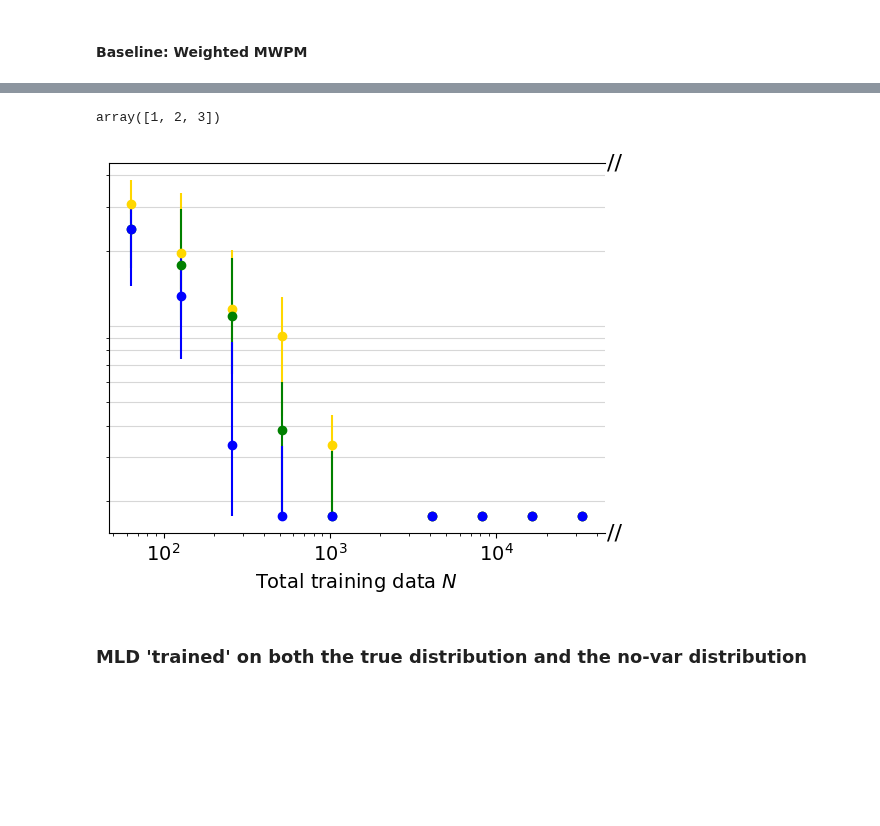
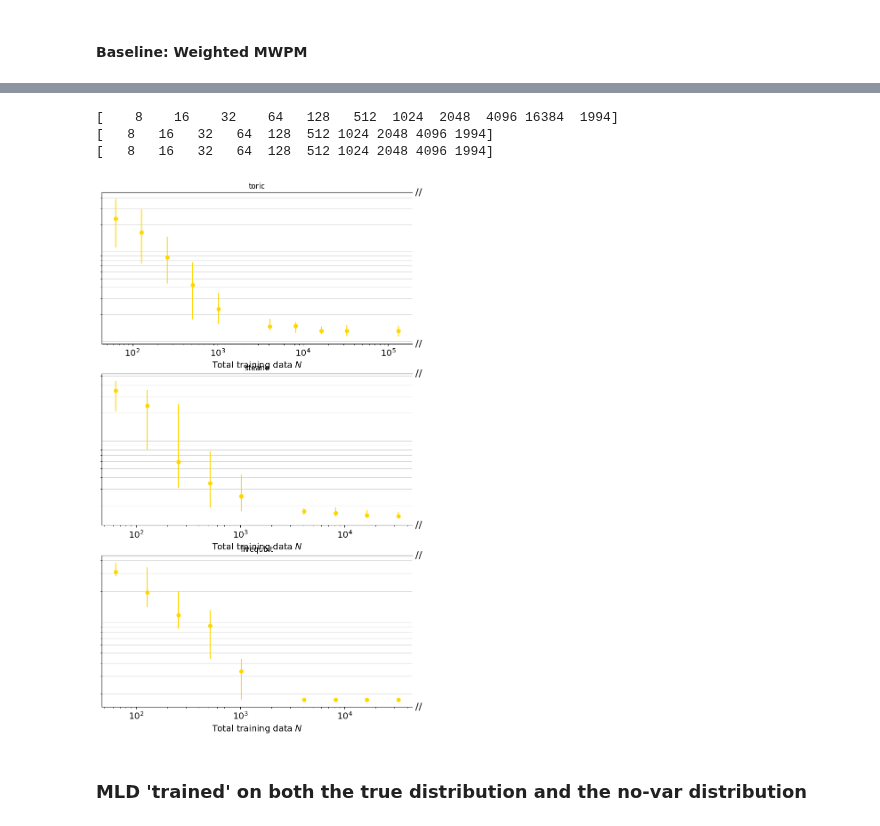
Before and after one commit to peterse/mldec, a Jupyter notebook: src/mldec/analysis/temp_fig2_expansion.ipynb, the cells around one changed output, grey strips where cells are left out. Saved outputs shown, nothing was run; the diff lists cells and outputs as text; code cells hidden in the pictures; blank space fills up the shorter version.

```diff
--- a/src/mldec/analysis/temp_fig2_expansion.ipynb
+++ b/src/mldec/analysis/temp_fig2_expansion.ipynb
@@ -70,48 +68,53 @@ def ana_by_batch_size(df, col_name, quantile, append_inf=True):
     upper_q = np.array(upper_q) - medians
     bounds = np.array(list(zip(lower_q, upper_q))).T
     return batch_sizes, medians, bounds
-# %%
-df_var["beta"].unique()
-# %% [output]
-array([1, 2, 3])
-# %%
-quantile = 0.9
-dct = {}
-for beta in [1, 2, 3]:
-    dct[beta] = ana_by_batch_size(df_var_sweep[df_var_sweep["beta"] == beta], "val_acc", quantile)
-
-# batch_sizes, medians_beta, bounds_beta
+# %%
+quantile = 0.9
+dct = {"steane": {}, "toric": {}, "fivequbit": {}}
+betas = [1]
+for beta in betas:
+    dct["toric"][beta] = ana_by_batch_size(toric_code_df[toric_code_df["beta"] == beta], "val_acc", quantile)
+    dct["steane"][beta] = ana_by_batch_size(steane_code_df[steane_code_df["beta"] == beta], "val_acc", quantile)
+    dct["fivequbit"][beta] = ana_by_batch_size(fivequbit_code_df[fivequbit_code_df["beta"] == beta], "val_acc", quantile)
+# %% [output]
+[    8    16    32    64   128   512  1024  2048  4096 16384  1994]
+[   8   16   32   64  128  512 1024 2048 4096 1994]
+[   8   16   32   64  128  512 1024 2048 4096 1994]
 # %%
-fig, ax2 = plt.subplots()
+fig, axes = plt.subplots(3, 1, figsize=(9, 15))
 
 beta_colors = ["gold", "green", "blue"]
-betas = [1, 2, 3]
 novar_marker="x"
 novar_alpha = 0.9
 n_batches = 8 # the total training data is this time n_batches
 
-for i in range(len(betas)):
-    batch_sizes, medians_beta, bounds_beta = dct[betas[i]]
-    color = beta_colors[i]
-    ax2.errorbar(batch_sizes[:-1] * n_batches, medians_beta[:-1], yerr=bounds_beta[:,:-1], fmt='o', c=color)
+code_names = ["toric", "steane", "fivequbit"]
+for ax_j,code_name in enumerate(code_names):
+    ax = axes[ax_j]
+    for i in range(len(betas)):
+        batch_sizes, medians_beta, bounds_beta = dct[code_name][betas[i]]
+        color = beta_colors[i]
+    ax.errorbar(batch_sizes[:-1] * n_batches, medians_beta[:-1], yerr=bounds_beta[:,:-1], fmt='o', c=color)
 
-ax2.annotate('//', xy=(1.02, 0),  xycoords='axes fraction', ha='center', va='center', fontsize=16)
-ax2.annotate('//', xy=(1.02, 1),  xycoords='axes fraction', ha='center', va='center', fontsize=16)
+for j, ax in enumerate(axes):
+    ax.set_title(code_names[j])
+    ax.annotate('//', xy=(1.02, 0),  xycoords='axes fraction', ha='center', va='center', fontsize=16)
+    ax.annotate('//', xy=(1.02, 1),  xycoords='axes fraction', ha='center', va='center', fontsize=16)
 
-ax2.loglog()
-ax2.spines[['right']].set_visible(False)
-ax2.set_xlabel(r"Total training data $N$", fontsize=14)
+    ax.loglog()
+    ax.spines[['right']].set_visible(False)
+    ax.set_xlabel(r"Total training data $N$", fontsize=14)
 
-# ax2.set_ylabel(r"Median logical error rate")
-# change xticklabel sizes
-ax2.tick_params(axis='x', labelsize=14)
-# put annotated '//' at y=0, x=xlim[1] in axis coordinates
-ax2.grid(which='both', alpha=0.5, axis='y')
+    # ax2.set_ylabel(r"Median logical error rate")
+    # change xticklabel sizes
+    ax.tick_params(axis='x', labelsize=14)
+    # put annotated '//' at y=0, x=xlim[1] in axis coordinates
+    ax.grid(which='both', alpha=0.5, axis='y')
 
-plt.setp(ax2.get_yticklabels(), visible=False)
-ax2.tick_params(left=False, labelleft=False)
+    plt.setp(ax.get_yticklabels(), visible=False)
+    ax.tick_params(left=False, labelleft=False)
 # %% [output]
-[figure, old version]
+[figure, new version]
 # %% [markdown]
 ### MLD 'trained' on both the true distribution and the no-var distribution
 # %%
```
Also changed, not shown: parts of 10 cells of this notebook, 2 other files.
